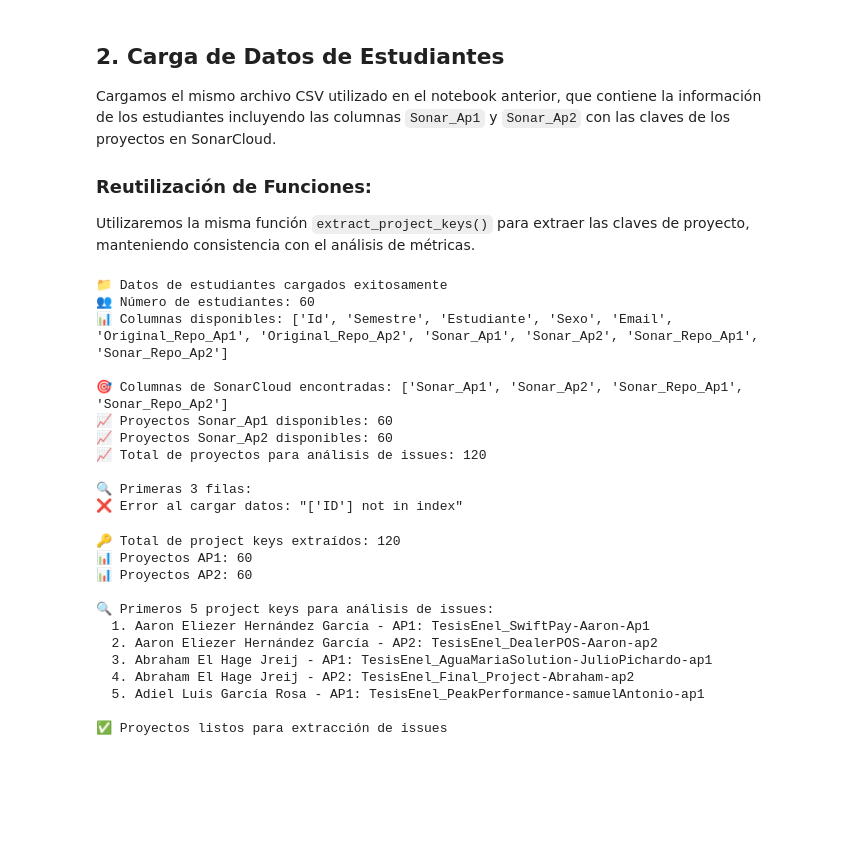
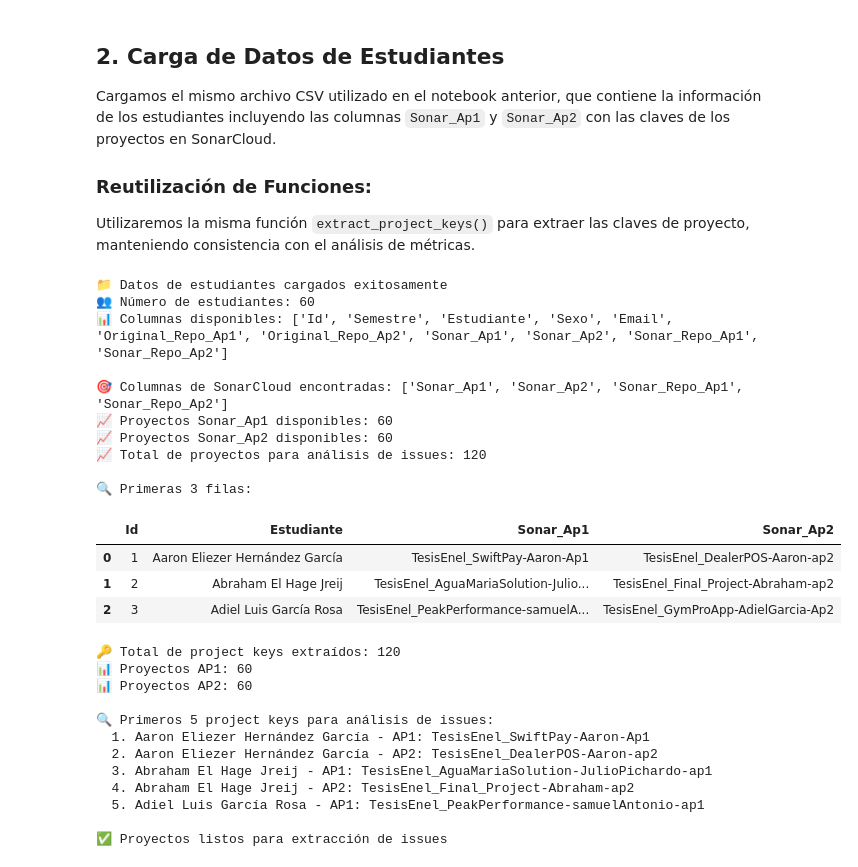
Before and after one commit to TesisEnel/Recopilacion_Datos_CalidadCodigo, a Jupyter notebook: notebooks/2. Extraccion Issues SonarCloud.ipynb, the cells around one changed output. Cells and saved outputs as stored; diff of their text form; code cells hidden in the pictures; blank space fills up the shorter version.

```diff
--- a/notebooks/2. Extraccion Issues SonarCloud.ipynb
+++ b/notebooks/2. Extraccion Issues SonarCloud.ipynb
@@ -187,7 +167,7 @@ Cargamos el mismo archivo CSV utilizado en el notebook anterior, que contiene la
 Utilizaremos la misma función `extract_project_keys()` para extraer las claves de proyecto, manteniendo consistencia con el análisis de métricas.
 # %%
 # Cargar datos de estudiantes (mismo CSV del notebook anterior)
-CSV_PATH = "https://raw.githubusercontent.com/TesisEnel/Recopilacion_Datos_CalidadCodigo/refs/heads/main/Estudiantes_2023-2024.csv"
+CSV_PATH = "https://raw.githubusercontent.com/TesisEnel/Recopilacion_Datos_CalidadCodigo/refs/heads/main/data/Estudiantes_2023-2024.csv"
 
 try:
     # Cargar el CSV con información de estudiantes
@@ -201,35 +181,38 @@ try:
     sonar_columns = [col for col in df_estudiantes.columns if 'Sonar' in col]
     print(f"\n🎯 Columnas de SonarCloud encontradas: {sonar_columns}")
 
     # Contar proyectos no vacíos
     sonar_ap1_count = df_estudiantes['Sonar_Ap1'].notna().sum()
     sonar_ap2_count = df_estudiantes['Sonar_Ap2'].notna().sum()
 
     print(f"📈 Proyectos Sonar_Ap1 disponibles: {sonar_ap1_count}")
     print(f"📈 Proyectos Sonar_Ap2 disponibles: {sonar_ap2_count}")
     print(f"📈 Total de proyectos para análisis de issues: {sonar_ap1_count + sonar_ap2_count}")
 
     # Mostrar muestra de datos
     print(f"\n🔍 Primeras 3 filas:")
-    display(df_estudiantes[['ID', 'Estudiante', 'Sonar_Ap1', 'Sonar_Ap2']].head(3))
+    display(df_estudiantes[['Id', 'Estudiante', 'Sonar_Ap1', 'Sonar_Ap2']].head(3))
 
 except FileNotFoundError:
     print("❌ Error: No se encontró el archivo CSV")
     print(f"📍 Buscando en: {CSV_PATH}")
 except Exception as e:
     print(f"❌ Error al cargar datos: {e}")
 # %% [output]
 📁 Datos de estudiantes cargados exitosamente
 👥 Número de estudiantes: 60
 📊 Columnas disponibles: ['Id', 'Semestre', 'Estudiante', 'Sexo', 'Email', 'Original_Repo_Ap1', 'Original_Repo_Ap2', 'Sonar_Ap1', 'Sonar_Ap2', 'Sonar_Repo_Ap1', 'Sonar_Repo_Ap2']
 
 🎯 Columnas de SonarCloud encontradas: ['Sonar_Ap1', 'Sonar_Ap2', 'Sonar_Repo_Ap1', 'Sonar_Repo_Ap2']
 📈 Proyectos Sonar_Ap1 disponibles: 60
 📈 Proyectos Sonar_Ap2 disponibles: 60
 📈 Total de proyectos para análisis de issues: 120
 
 🔍 Primeras 3 filas:
-❌ Error al cargar datos: "['ID'] not in index"
+|  | Id | Estudiante | Sonar_Ap1 | Sonar_Ap2 |
+| 0 | 1 | Aaron Eliezer Hernández García | TesisEnel_SwiftPay-Aaron-Ap1 | TesisEnel_DealerPOS-Aaron-ap2 |
+| 1 | 2 | Abraham El Hage Jreij | TesisEnel_AguaMariaSolution-Julio... | TesisEnel_Final_Project-Abraham-ap2 |
+| 2 | 3 | Adiel Luis García Rosa | TesisEnel_PeakPerformance-samuelA... | TesisEnel_GymProApp-AdielGarcia-Ap2 |
 # %%
 # Extraer project keys de SonarCloud (reutilizando función del notebook anterior)
 def extract_project_keys(df):
```
Also changed, not shown: parts of 7 cells of this notebook, 6 other files.
